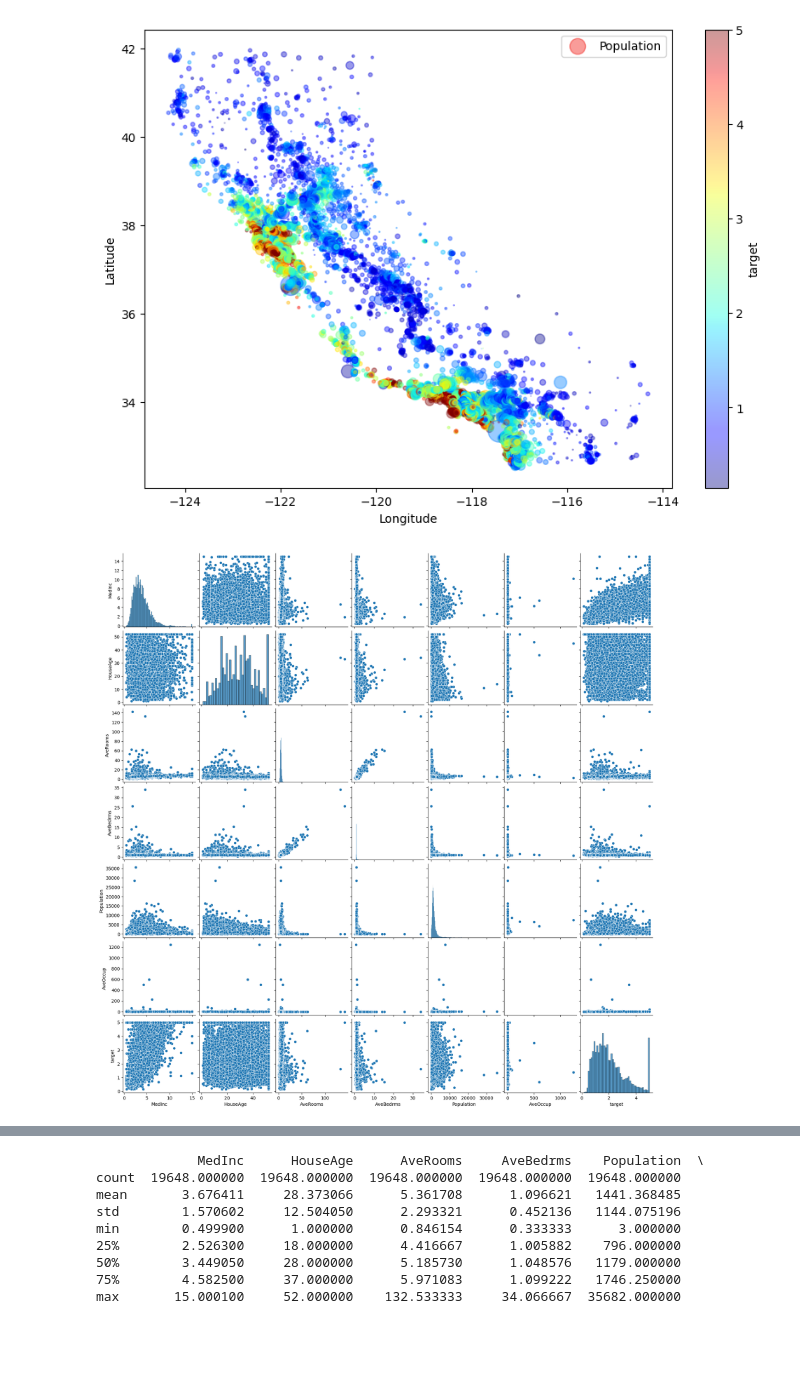
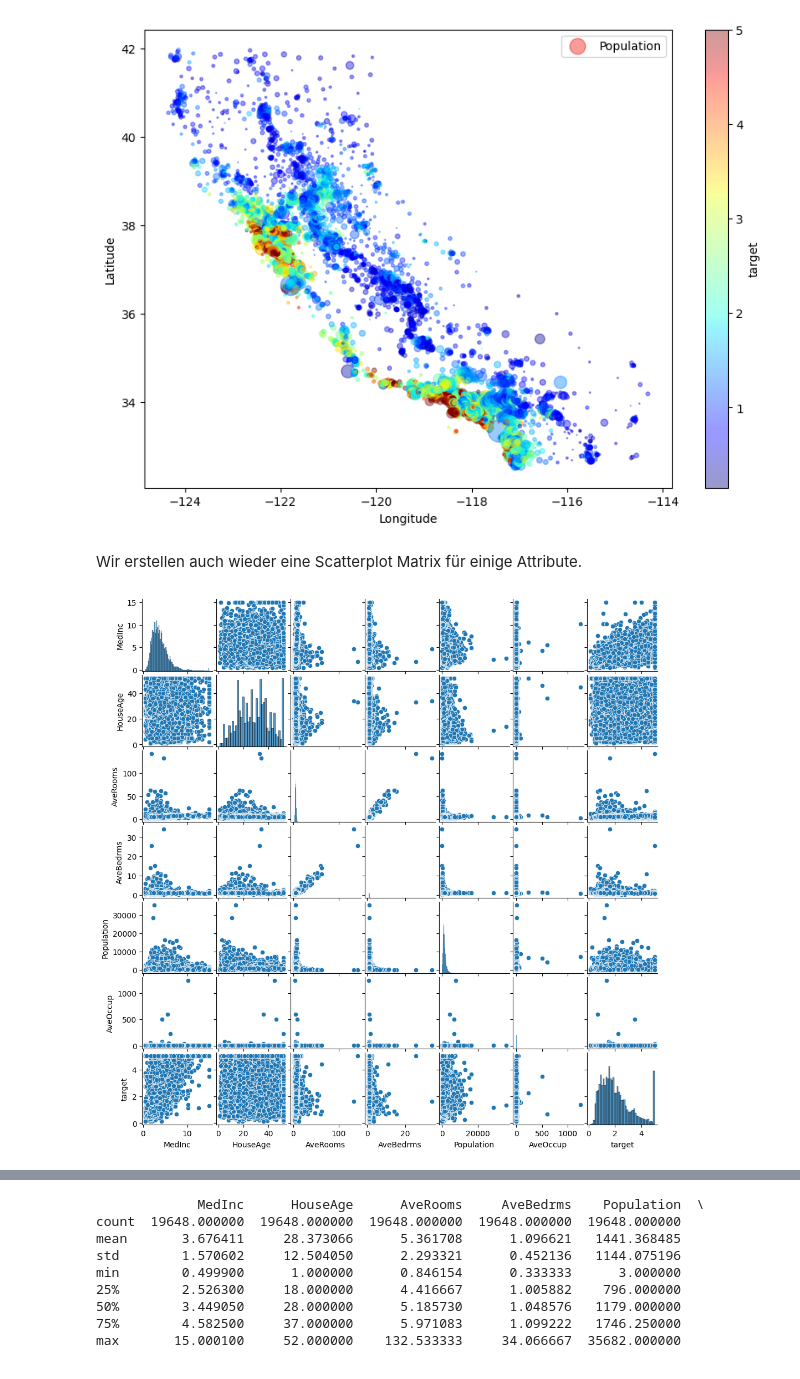
Before and after one commit to patrickpollek1/DataScience-Bootcamp, a Jupyter notebook: Data_Science_Bootcamp.ipynb, the cells around one changed output, grey strips where cells are left out. Saved outputs shown, nothing was run; the diff lists cells and outputs as text; code cells hidden in the pictures; blank space fills up the shorter version.

```diff
--- a/Data_Science_Bootcamp.ipynb
+++ b/Data_Science_Bootcamp.ipynb
@@ -287,12 +466,15 @@ plt.legend()
 plt.show()
 # %% [output]
 [figure]
+# %% [markdown]
+Wir erstellen auch wieder eine Scatterplot Matrix für einige Attribute.
 # %%
 # Auswahl einiger interessanter Merkmale
 attributes = ["MedInc", "HouseAge", "AveRooms", "AveBedrms", "Population", "AveOccup", "target"]
 
 # Scatterplot-Matrix
-sns.pairplot(housing_df[attributes])
+g=sns.pairplot(housing_df[attributes])
+g.fig.set_size_inches(10,10)
 plt.show()
 # %% [output]
-[figure, old version]
+[figure, new version]
```
Also changed, not shown: parts of 80 cells of this notebook.
